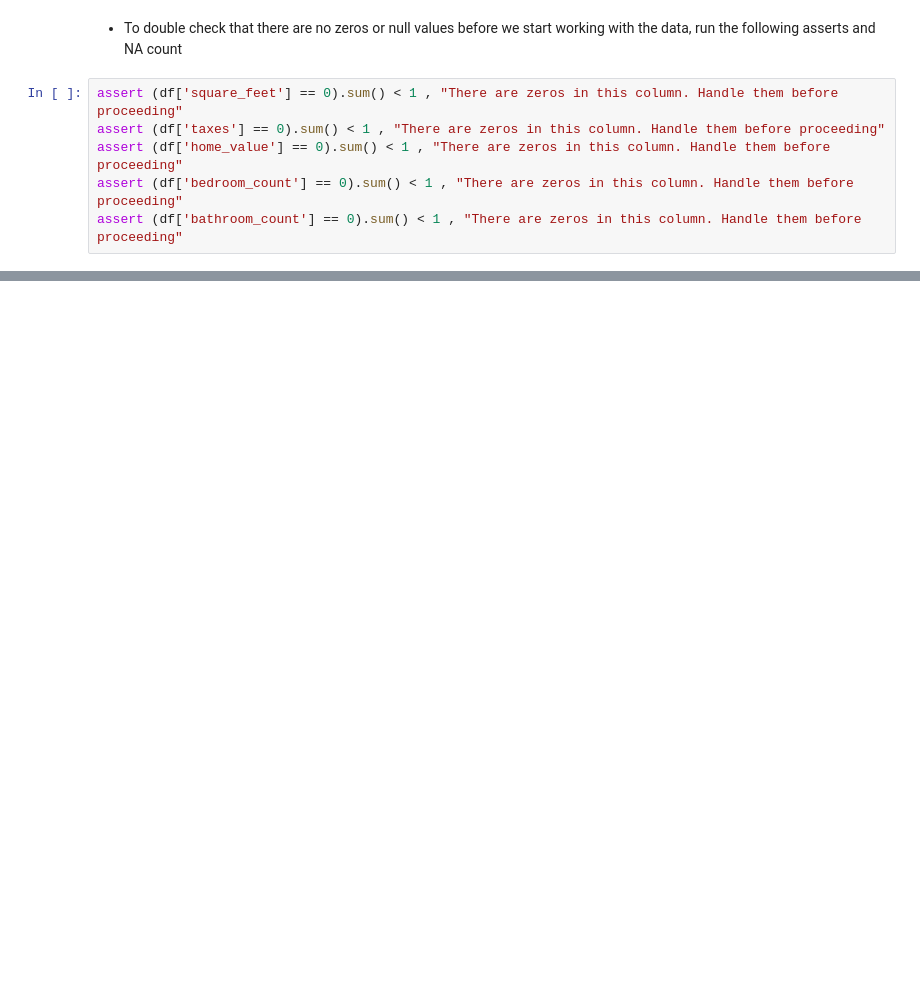
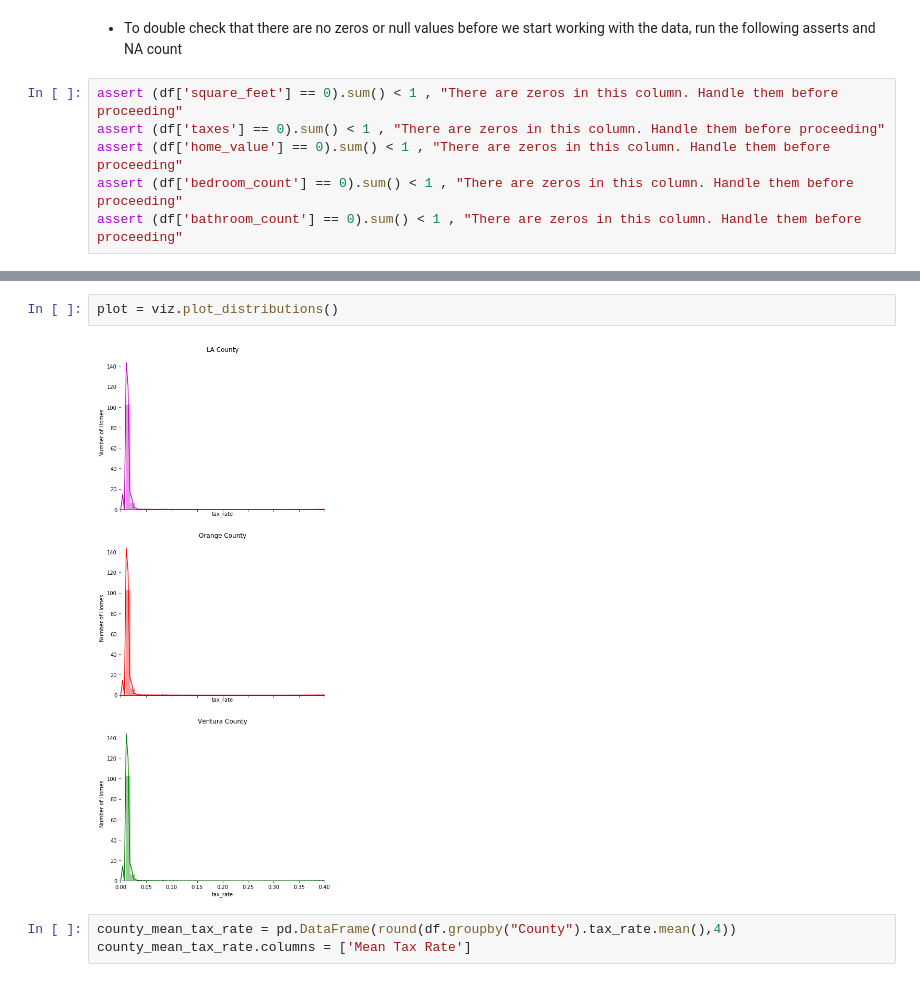
Before and after one commit to JadaShipp/ds-methodologies-exercises, a Jupyter notebook: project/zillow_final_project.ipynb, the cells around one changed output, grey strips where cells are left out. Cells and saved outputs as stored; diff of their text form; blank space fills up the shorter version.

```diff
--- a/project/zillow_final_project.ipynb
+++ b/project/zillow_final_project.ipynb
@@ -67,0 +124,7 @@ dtype: int64
+# %%
+plot = viz.plot_distributions()
+# %% [output]
+[figure, added]
+# %%
+county_mean_tax_rate = pd.DataFrame(round(df.groupby("County").tax_rate.mean(),4))
+county_mean_tax_rate.columns = ['Mean Tax Rate']
```
Also changed, not shown: parts of 27 cells of this notebook.
